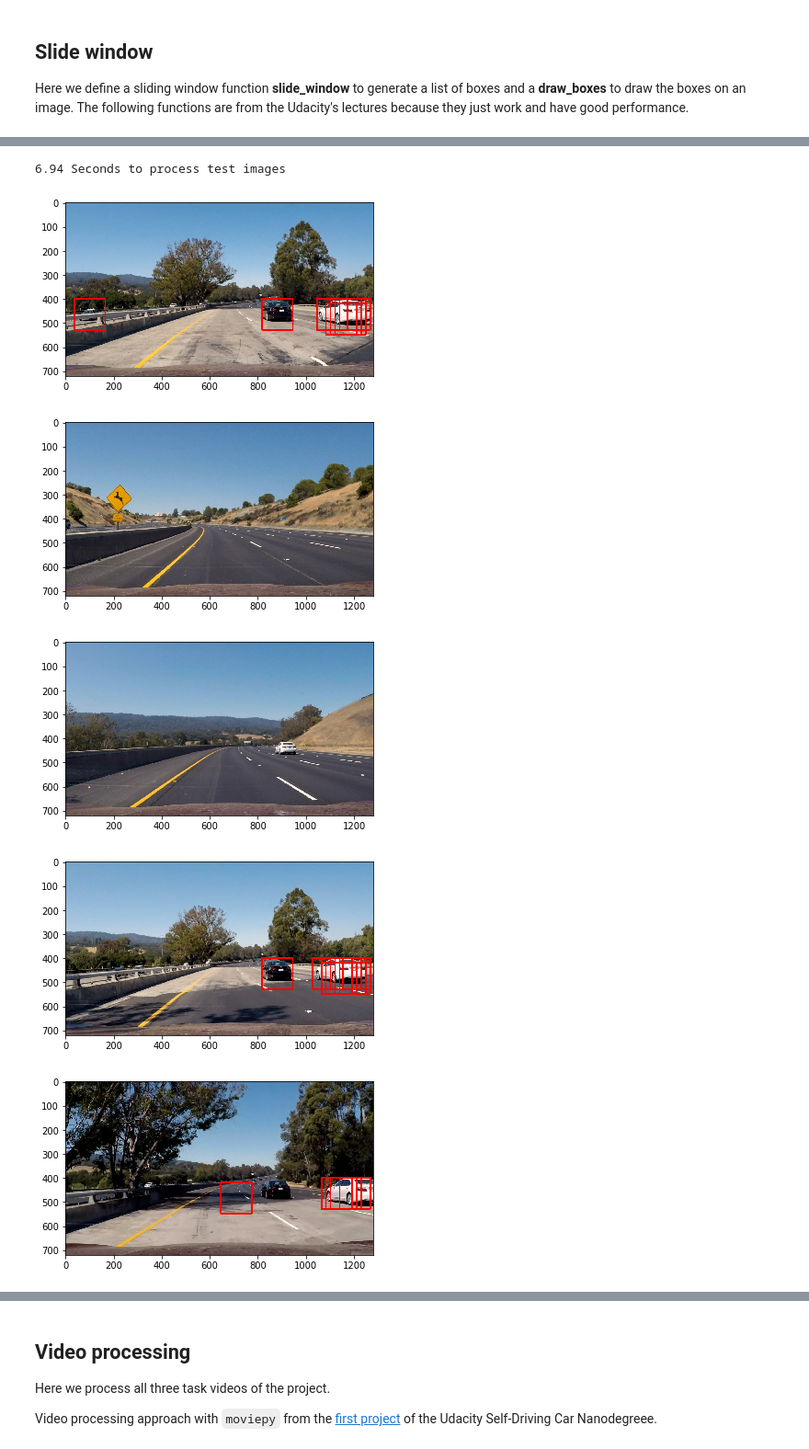
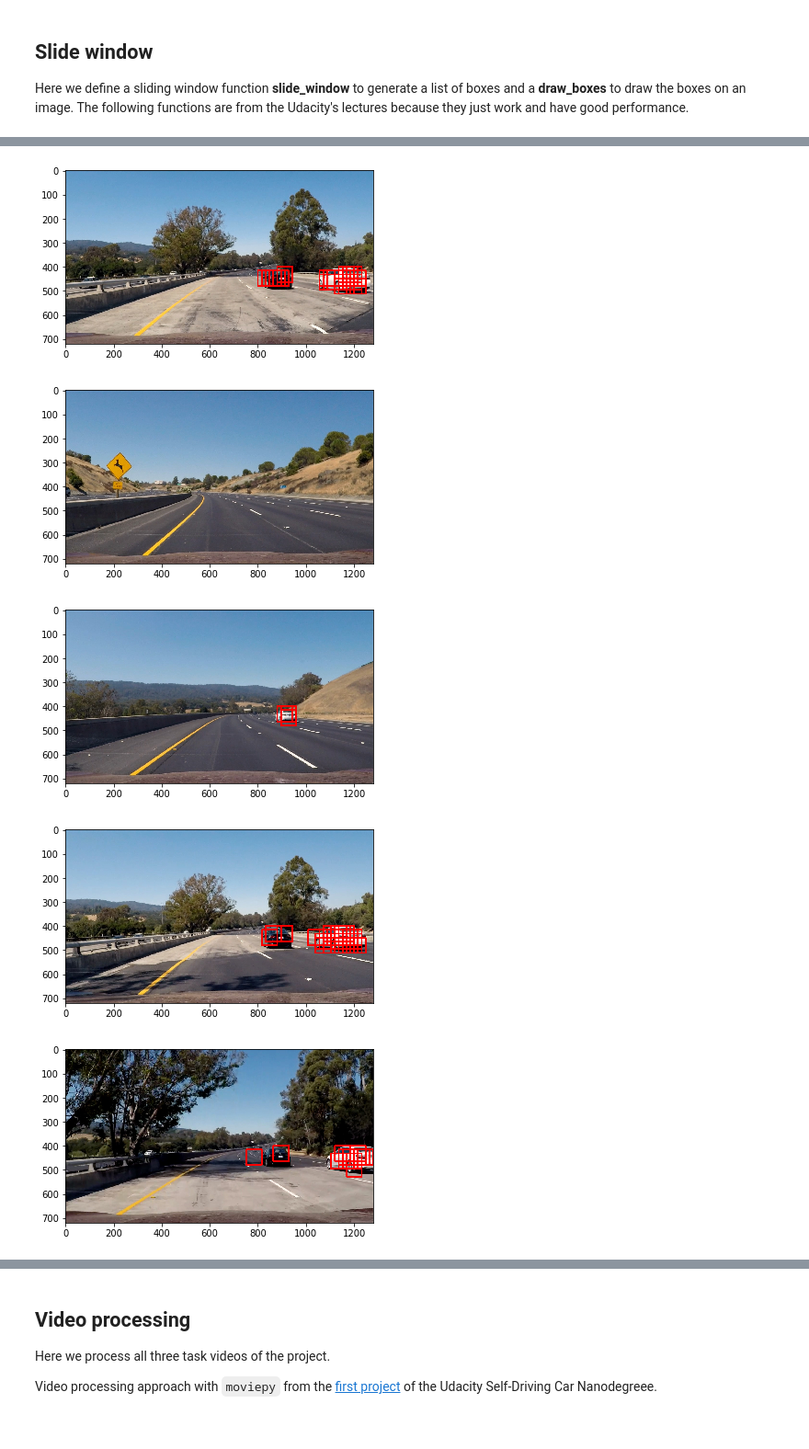
Before and after one commit to wuqianliang/ND013, a Jupyter notebook: Vehicle Detection and Tracking/Vehicle_Detection_and_Tracking.ipynb, the cells around one changed output, grey strips where cells are left out. Shown at 92% size. Drawn from its saved outputs; the diff is of its cells as text; code cells hidden in the pictures.

```diff
--- a/Vehicle Detection and Tracking/Vehicle_Detection_and_Tracking.ipynb
+++ b/Vehicle Detection and Tracking/Vehicle_Detection_and_Tracking.ipynb
@@ -137,7 +137,7 @@ def extract_features(imgs, color_space='RGB', spatial_size=(32, 32),
 I use train dataset [vehicles](https://s3.amazonaws.com/udacity-sdc/Vehicle_Tracking/vehicles.zip) and [not-vehicles](https://s3.amazonaws.com/udacity-sdc/Vehicle_Tracking/non-vehicles.zip) provided by Udacity.
 # %%
 # Read in cars and notcars
-images = glob.glob('test/*/*/*')
+images = glob.glob('train_data/*/*/*')
 cars = []
 notcars = []
 for image in images:
@@ -447,8 +483,9 @@ t=time.time() # Start time
 for image_p in glob.glob('test_images/test*.jpg'):
     image = cv2.imread(image_p)
     draw_image = np.copy(image)
-    windows = slide_window(image, x_start_stop=[None, None], y_start_stop=[400, 640],
-                    xy_window=(128, 128), xy_overlap=(0.85, 0.85))
+    # Here we define a specific range area for test
+    windows = slide_window(image, x_start_stop=[400, 1280], y_start_stop=[400, 550],
+                    xy_window=(64, 64), xy_overlap=(0.75, 0.75))
     hot_windows = []
     hot_windows += (search_windows(image, windows, svc, X_scaler, color_space=color_space,
                         spatial_size=spatial_size, hist_bins=hist_bins,
@@ -458,5 +495,5 @@ for image_p in glob.glob('test_images/test*.jpg'):
                         hist_feat=hist_feat, hog_feat=hog_feat))
     window_img = draw_boxes(draw_image, hot_windows, color=(0, 0, 255), thick=6)
     show_img(window_img)
-print(round(time.time()-t, 2), 'Seconds to process test images')
+print('Time of process test images: ',round(time.time()-t, 2),' seconds.')
 # %% [output]
@@ -465,6 +501,5 @@ C:\Anaconda3\envs\tensorflow\lib\site-packages\skimage\feature\_hog.py:119: skim
-6.94 Seconds to process test images
-[figure, old version]
+[figure, new version]
 [figure]
-[figure, old version]
+[figure, new version]
-[figure, old version]
+[figure, new version]
-[figure, old version]
+[figure, new version]
```
Also changed, not shown: parts of 24 cells of this notebook, 2 other files.
